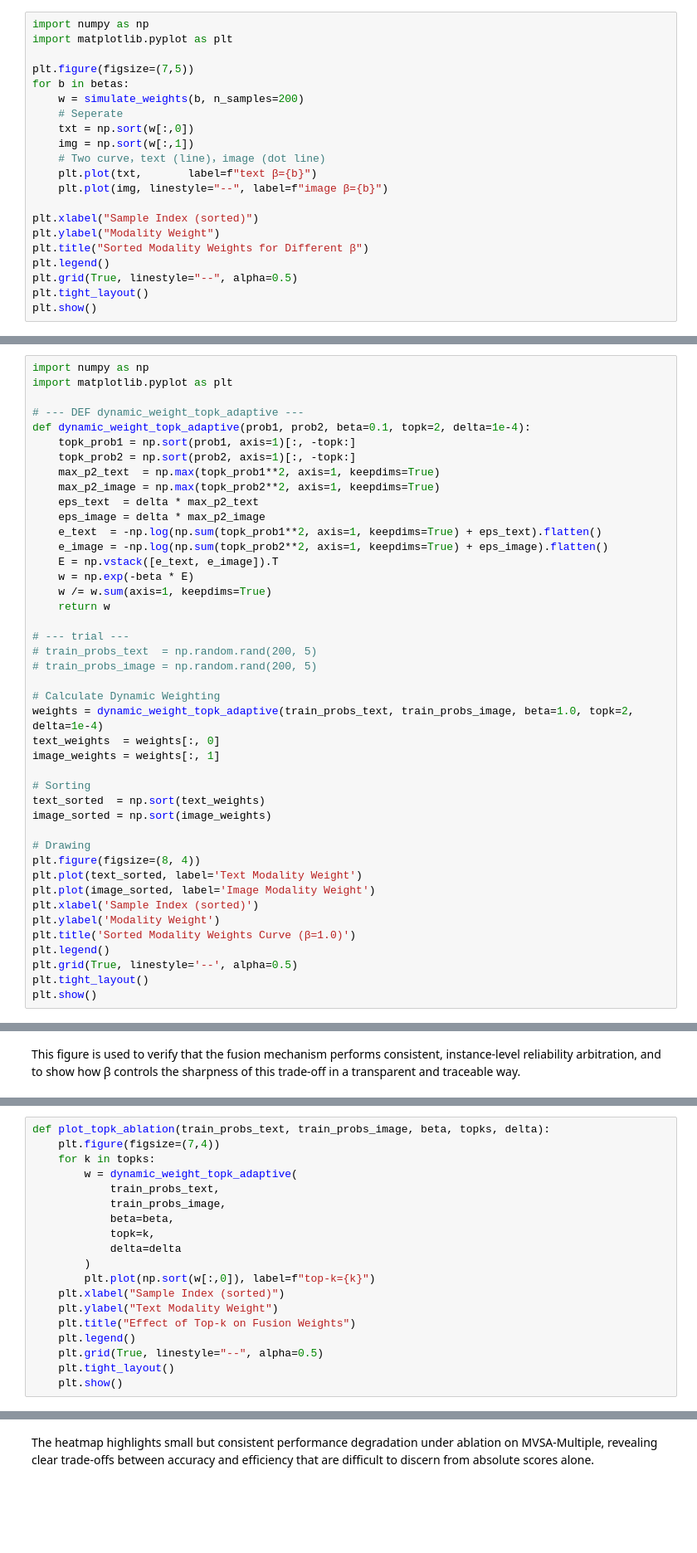
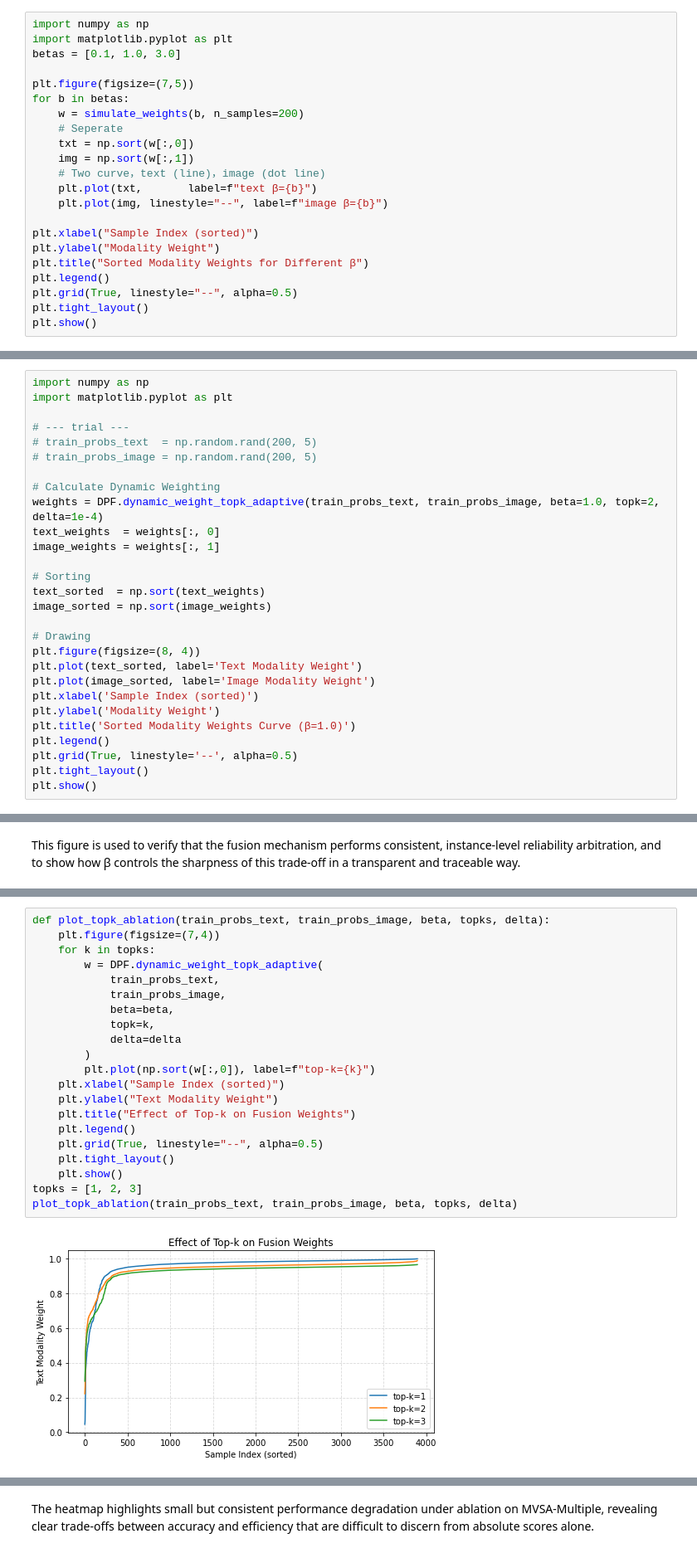
Before and after one commit to researchjet/DPF, a Jupyter notebook: Ablation.ipynb, the cells around one changed output, grey strips where cells are left out. Shown at 83% size. Drawn from its saved outputs; the diff is of its cells as text; blank space fills up the shorter version.

```diff
--- a/Ablation.ipynb
+++ b/Ablation.ipynb
@@ -109,6 +76,7 @@ This figure shows how $\beta$ (the Control Coefficient) changes fusion weights f
 # %%
 import numpy as np
 import matplotlib.pyplot as plt
+betas = [0.1, 1.0, 3.0]
 
 plt.figure(figsize=(7,5))
 for b in betas:
@@ -136,28 +105,13 @@ The sorted curves provide a clear, global view of the weighting behavior without
 # %%
 import numpy as np
 import matplotlib.pyplot as plt
-
-# --- DEF dynamic_weight_topk_adaptive ---
-def dynamic_weight_topk_adaptive(prob1, prob2, beta=0.1, topk=2, delta=1e-4):
-    topk_prob1 = np.sort(prob1, axis=1)[:, -topk:]
-    topk_prob2 = np.sort(prob2, axis=1)[:, -topk:]
-    max_p2_text  = np.max(topk_prob1**2, axis=1, keepdims=True)
-    max_p2_image = np.max(topk_prob2**2, axis=1, keepdims=True)
-    eps_text  = delta * max_p2_text
-    eps_image = delta * max_p2_image
-    e_text  = -np.log(np.sum(topk_prob1**2, axis=1, keepdims=True) + eps_text).flatten()
-    e_image = -np.log(np.sum(topk_prob2**2, axis=1, keepdims=True) + eps_image).flatten()
-    E = np.vstack([e_text, e_image]).T
-    w = np.exp(-beta * E)
-    w /= w.sum(axis=1, keepdims=True)
-    return w
 
 # --- trial ---
 # train_probs_text  = np.random.rand(200, 5)
 # train_probs_image = np.random.rand(200, 5)
 
 # Calculate Dynamic Weighting
-weights = dynamic_weight_topk_adaptive(train_probs_text, train_probs_image, beta=1.0, topk=2, delta=1e-4)
+weights = DPF.dynamic_weight_topk_adaptive(train_probs_text, train_probs_image, beta=1.0, topk=2, delta=1e-4)
 text_weights  = weights[:, 0]
 image_weights = weights[:, 1]
 
@@ -277,19 +214,23 @@ plot_beta_sensitivity(train_probs_text, train_probs_image, betas, topk, delta)
 # %%
 def plot_topk_ablation(train_probs_text, train_probs_image, beta, topks, delta):
     plt.figure(figsize=(7,4))
     for k in topks:
-        w = dynamic_weight_topk_adaptive(
+        w = DPF.dynamic_weight_topk_adaptive(
             train_probs_text,
             train_probs_image,
             beta=beta,
             topk=k,
             delta=delta
         )
         plt.plot(np.sort(w[:,0]), label=f"top-k={k}")
     plt.xlabel("Sample Index (sorted)")
     plt.ylabel("Text Modality Weight")
     plt.title("Effect of Top-k on Fusion Weights")
     plt.legend()
     plt.grid(True, linestyle="--", alpha=0.5)
     plt.tight_layout()
     plt.show()
+topks = [1, 2, 3]
+plot_topk_ablation(train_probs_text, train_probs_image, beta, topks, delta)
+# %% [output]
+[figure, added]
```
Also changed, not shown: parts of 19 cells of this notebook.
